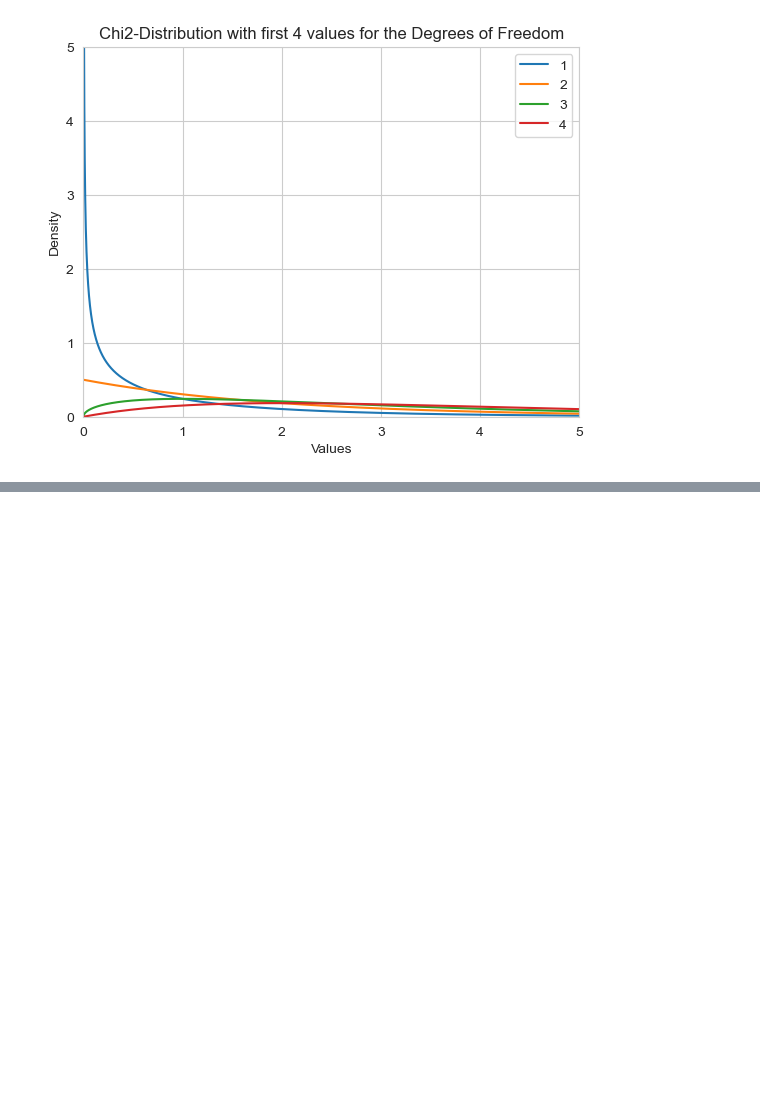
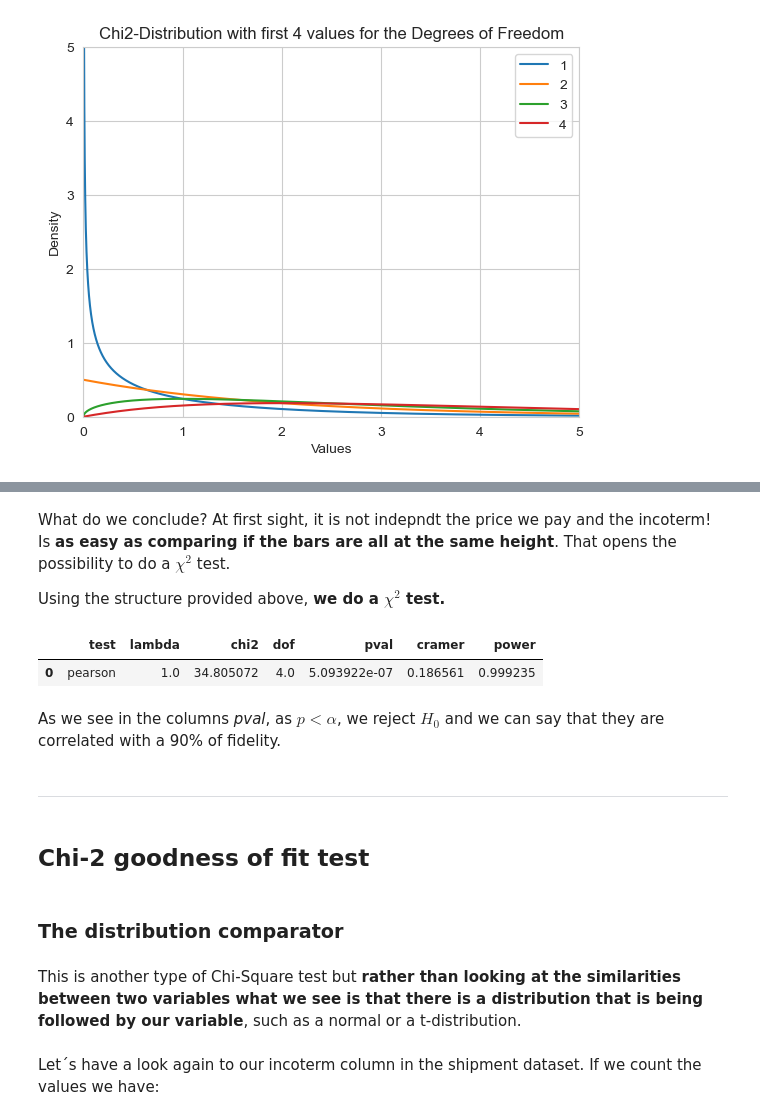
Before and after one commit to Seniorveiga/CV, a Jupyter notebook: Hypothesis Testing Bible/hypothesis_testing_part_02.ipynb, the cells around one changed output, grey strips where cells are left out. Cells and saved outputs as stored; diff of their text form; code cells hidden in the pictures; blank space fills up the shorter version.

```diff
--- a/Hypothesis Testing Bible/hypothesis_testing_part_02.ipynb
+++ b/Hypothesis Testing Bible/hypothesis_testing_part_02.ipynb
@@ -260,0 +322,24 @@ Remember also that as it is right
+# %% [markdown]
+What do we conclude? At first sight, it is not indepndt the price we pay and the incoterm! Is **as easy as comparing if the bars are all at the same height**. That opens the possibility to do a $\chi^{2}$ test.
+
+Using the structure provided above, **we do a $\chi^{2}$ test.**
+# %%
+# Determine if freight_cost_group and vendor_inco_term are independent
+expected, observed, stats = pingouin.chi2_independence(data = late_shipments,\
+                                                       x = "freight_cost_groups", y = "vendor_inco_term")
+stats[stats['test'] == 'pearson']
+# %% [output]
+|  | test | lambda | chi2 | dof | pval | cramer | power |
+| 0 | pearson | 1.0 | 34.805072 | 4.0 | 5.093922e-07 | 0.186561 | 0.999235 |
+# %% [markdown]
+As we see in the columns *pval*, as $\mathit{p} <  \alpha$, we reject $H_{0}$ and we can say that they are correlated with a 90% of fidelity.
+# %% [markdown]
+------------------------
+# %% [markdown]
+## Chi-2 goodness of fit test
+# %% [markdown]
+### The distribution comparator
+# %% [markdown]
+This is another type of Chi-Square test but **rather than looking at the similarities between two variables what we see is that there is a distribution that is being followed by our variable**, such as a normal or a t-distribution.
+# %% [markdown]
+Let´s have a look again to our incoterm column in the shipment dataset. If we count the values we have:
```
Also changed, not shown: parts of 25 cells of this notebook.
